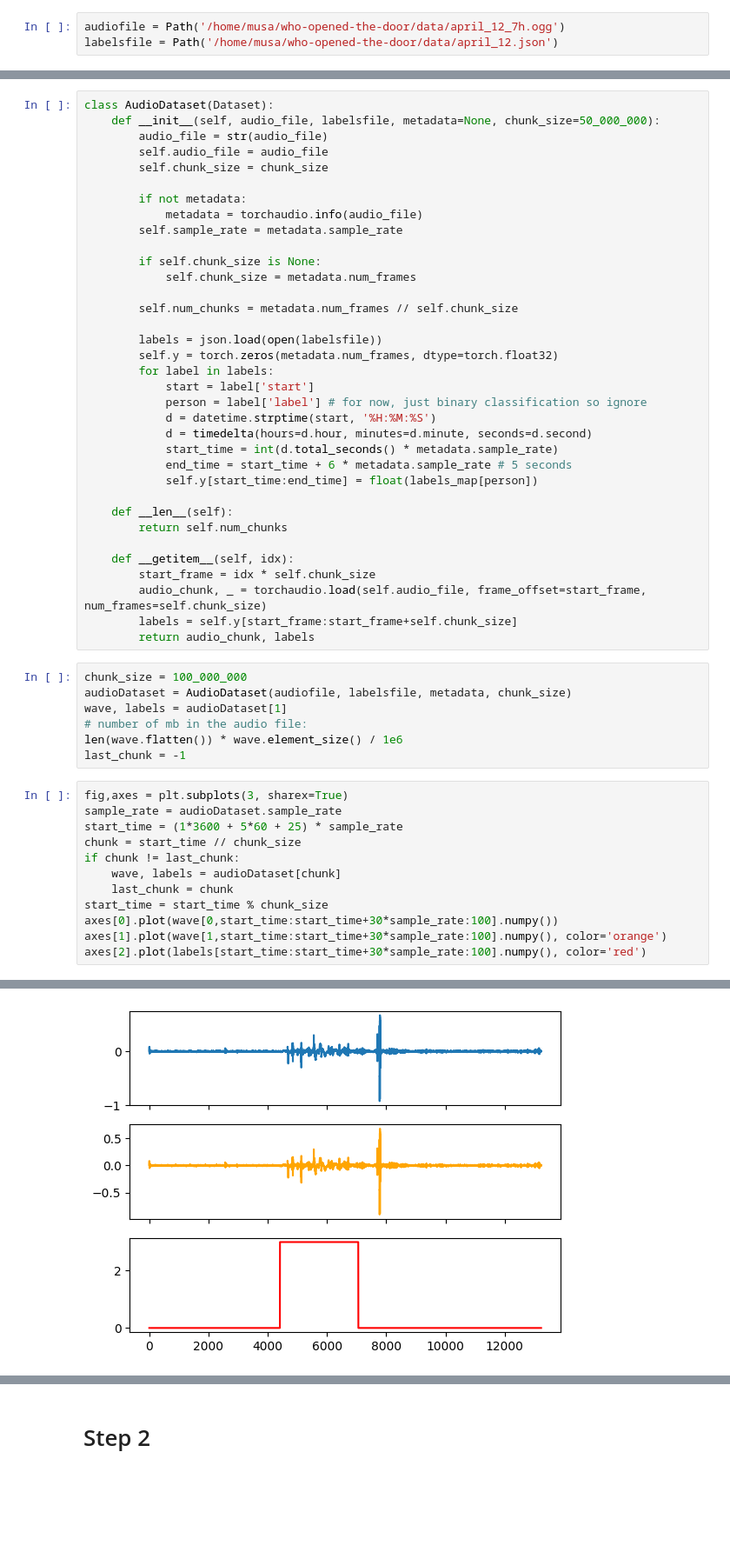
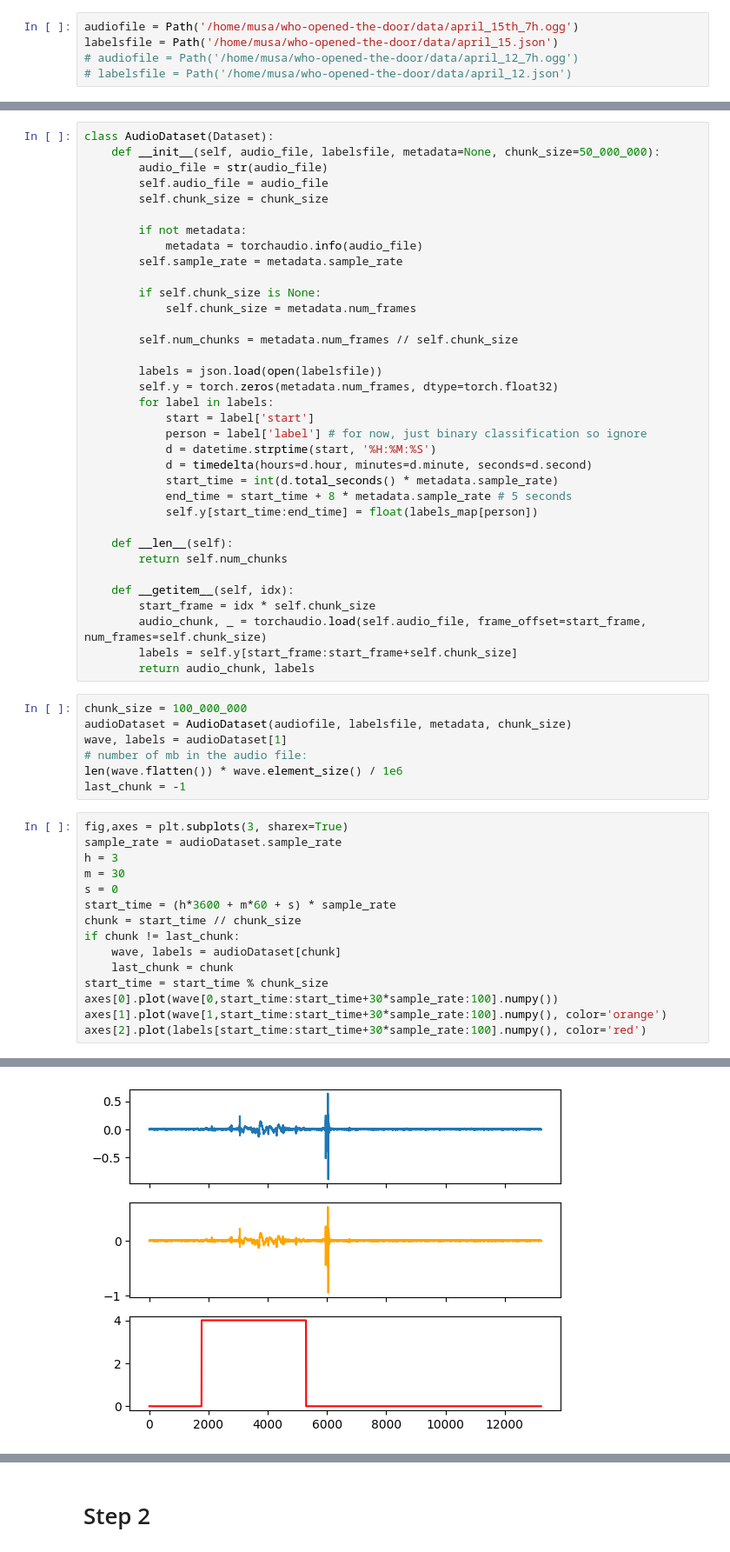
Before and after one commit to Musa-Azeem/who-opened-the-door, a Jupyter notebook: prototype.ipynb, the cells around one changed output, grey strips where cells are left out. Shown: that part at 87% size. Saved outputs shown, nothing was run; the diff lists cells and outputs as text; blank space fills up the shorter version.

```diff
--- a/prototype.ipynb
+++ b/prototype.ipynb
@@ -13,6 +17,8 @@ import pandas as pd
 # %%
-audiofile = Path('/home/musa/who-opened-the-door/data/april_12_7h.ogg')
-labelsfile = Path('/home/musa/who-opened-the-door/data/april_12.json')
+audiofile = Path('/home/musa/who-opened-the-door/data/april_15th_7h.ogg')
+labelsfile = Path('/home/musa/who-opened-the-door/data/april_15.json')
+# audiofile = Path('/home/musa/who-opened-the-door/data/april_12_7h.ogg')
+# labelsfile = Path('/home/musa/who-opened-the-door/data/april_12.json')
 # %%
 metadata = torchaudio.info(str(audiofile))
 sample_rate = metadata.sample_rate
@@ -59,7 +65,7 @@ class AudioDataset(Dataset):
             d = datetime.strptime(start, '%H:%M:%S')
             d = timedelta(hours=d.hour, minutes=d.minute, seconds=d.second)
             start_time = int(d.total_seconds() * metadata.sample_rate)
-            end_time = start_time + 6 * metadata.sample_rate # 5 seconds
+            end_time = start_time + 8 * metadata.sample_rate # 5 seconds
             self.y[start_time:end_time] = float(labels_map[person])
 
     def __len__(self):
@@ -80,18 +86,21 @@ last_chunk = -1
 # %%
 fig,axes = plt.subplots(3, sharex=True)
 sample_rate = audioDataset.sample_rate
-start_time = (1*3600 + 5*60 + 25) * sample_rate
+h = 3
+m = 30
+s = 0
+start_time = (h*3600 + m*60 + s) * sample_rate
 chunk = start_time // chunk_size
 if chunk != last_chunk:
     wave, labels = audioDataset[chunk]
     last_chunk = chunk
 start_time = start_time % chunk_size
 axes[0].plot(wave[0,start_time:start_time+30*sample_rate:100].numpy())
 axes[1].plot(wave[1,start_time:start_time+30*sample_rate:100].numpy(), color='orange')
 axes[2].plot(labels[start_time:start_time+30*sample_rate:100].numpy(), color='red')
 # %% [output]
 [<matplotlib.lines.Line2D at 0x...>]
-[figure, old version]
+[figure, new version]
 # %%
 # Save as tensors
 X = []
```
Also changed, not shown: parts of 12 cells of this notebook, 3 other files.
